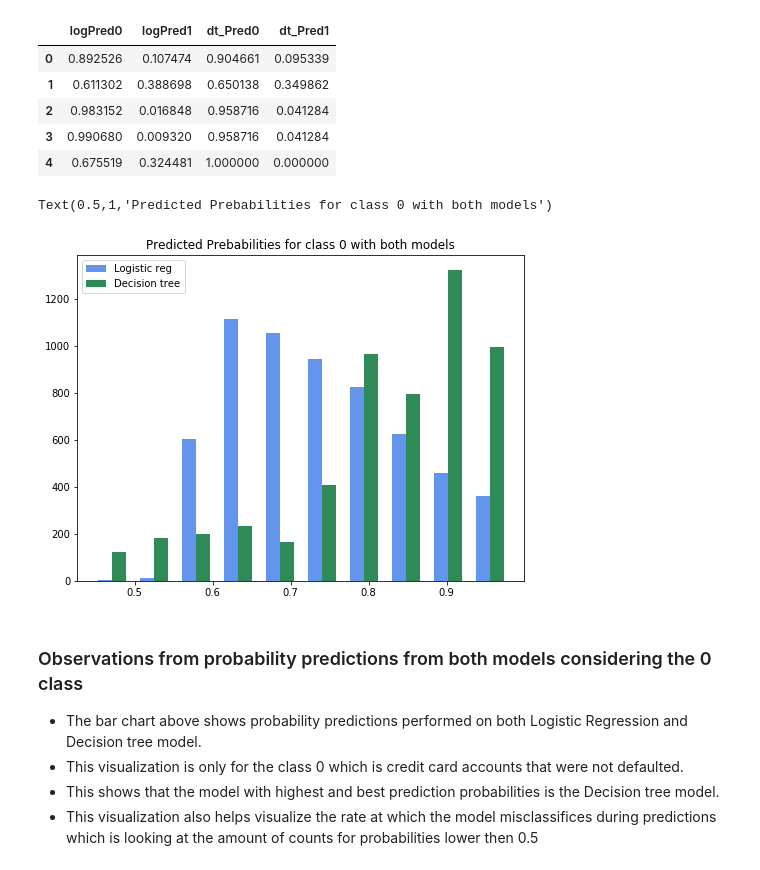
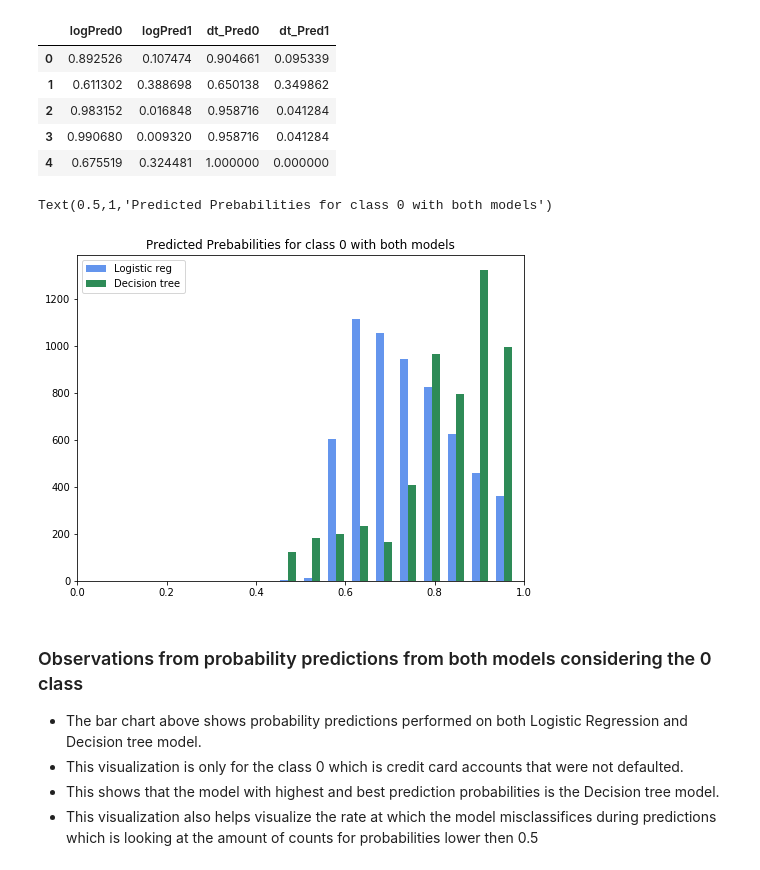
Before and after one commit to mozilla/PRESC, a Jupyter notebook: dev/dzekem/issue#9/compare test samples.ipynb, the cells around one changed output. Saved outputs shown, nothing was run; the diff lists cells and outputs as text; code cells hidden in the pictures.

```diff
--- a/dev/dzekem/issue#9/compare test samples.ipynb
+++ b/dev/dzekem/issue#9/compare test samples.ipynb
@@ -25,7 +25,7 @@ import seaborn as sns
 import matplotlib.pyplot as plt
 plt.rcParams["figure.figsize"] = (8,6)
 # %%
-data = pd.read_csv('..\..\datasets\defaults.csv')
+data = pd.read_csv('defaults.csv')
 data.head()
 # %% [output]
 |  | id | limit_bal | sex | education | marriage | age | pay_0 | pay_2 | pay_3 | pay_4 | ... |
@@ -350,20 +343,22 @@ final.head()
 | 4 | 0.675519 | 0.324481 | 1.000000 | 0.000000 |
 # %%
 # Bar chart for the predict probabilities on the class 0 for both models.
+plt.rcParams["figure.figsize"] = (8,6)
 fig, ax = plt.subplots()
 
 log0, a_bins = np.histogram(final['logPred0'])
 dt0, b_bins = np.histogram(final['dt_Pred0'], bins=a_bins)
 
 width = (a_bins[1] - a_bins[0])/3
 
+plt.xlim(0.0, 1.0)
 plt.bar(a_bins[:-1], log0, width=width, facecolor='cornflowerblue', label='Logistic reg')
 plt.bar(b_bins[:-1]+width, dt0, width=width, facecolor='seagreen', label='Decision tree')
 plt.legend(loc="upper left")
 plt.title('Predicted Prebabilities for class 0 with both models')
 # %% [output]
 Text(0.5,1,'Predicted Prebabilities for class 0 with both models')
-[figure, old version]
+[figure, new version]
 # %% [markdown]
 ### Observations from probability predictions from both models considering the 0 class
  - The bar chart above shows probability predictions performed on both Logistic Regression and Decision tree model.
```
Also changed, not shown: parts of 8 cells of this notebook.
